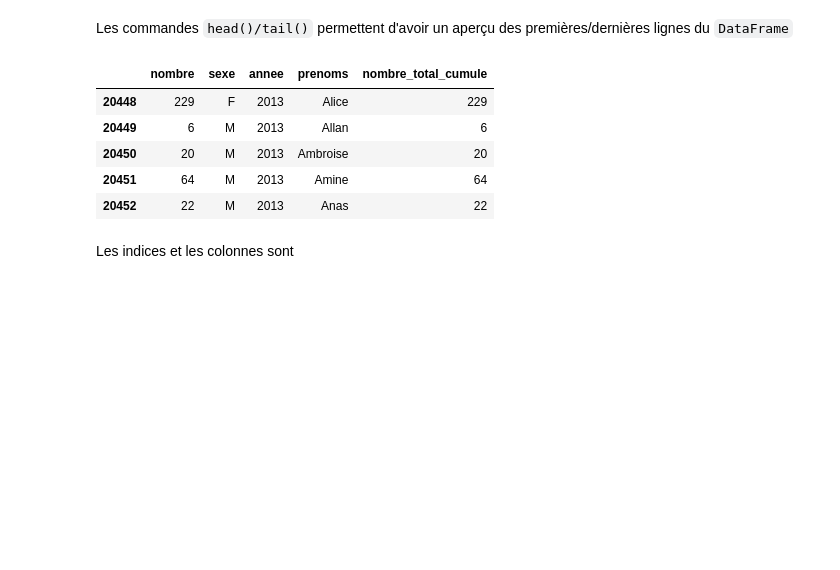
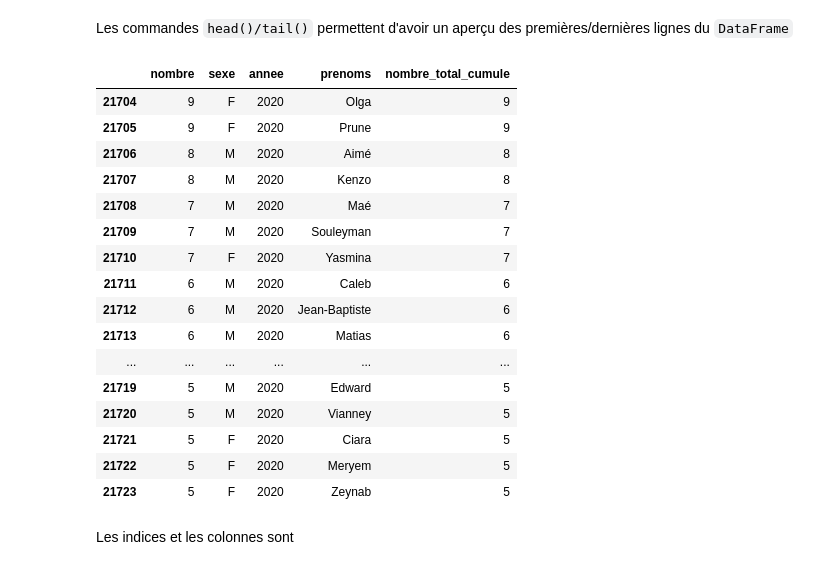
Before and after one commit to xgarrido/master_python_teaching, a Jupyter notebook: slides/04_slide_pandas.ipynb, the cells around one changed output. Drawn from its saved outputs; the diff is of its cells as text; code cells hidden in the pictures; blank space fills up the shorter version.

```diff
--- a/slides/04_slide_pandas.ipynb
+++ b/slides/04_slide_pandas.ipynb
@@ -55,14 +57,25 @@ data = pd.read_csv("./data/liste_des_prenoms.csv", sep=";")
 # %% [markdown]
 Les commandes `head()/tail()` permettent d'avoir un aperçu des premières/dernières lignes du `DataFrame`
 # %%
-data.tail()
+data.tail(n=20)
 # %% [output]
 |  | nombre | sexe | annee | prenoms | nombre_total_cumule |
-| 20448 | 229 | F | 2013 | Alice | 229 |
-| 20449 | 6 | M | 2013 | Allan | 6 |
-| 20450 | 20 | M | 2013 | Ambroise | 20 |
-| 20451 | 64 | M | 2013 | Amine | 64 |
-| 20452 | 22 | M | 2013 | Anas | 22 |
+| 21704 | 9 | F | 2020 | Olga | 9 |
+| 21705 | 9 | F | 2020 | Prune | 9 |
+| 21706 | 8 | M | 2020 | Aimé | 8 |
+| 21707 | 8 | M | 2020 | Kenzo | 8 |
+| 21708 | 7 | M | 2020 | Maé | 7 |
+| 21709 | 7 | M | 2020 | Souleyman | 7 |
+| 21710 | 7 | F | 2020 | Yasmina | 7 |
+| 21711 | 6 | M | 2020 | Caleb | 6 |
+| 21712 | 6 | M | 2020 | Jean-Baptiste | 6 |
+| 21713 | 6 | M | 2020 | Matias | 6 |
+| ... | ... | ... | ... | ... | ... |
+| 21719 | 5 | M | 2020 | Edward | 5 |
+| 21720 | 5 | M | 2020 | Vianney | 5 |
+| 21721 | 5 | F | 2020 | Ciara | 5 |
+| 21722 | 5 | F | 2020 | Meryem | 5 |
+| 21723 | 5 | F | 2020 | Zeynab | 5 |
 # %% [markdown]
 Les indices et les colonnes sont
 # %%
```
Also changed, not shown: parts of 34 cells of this notebook, 1 other file.
